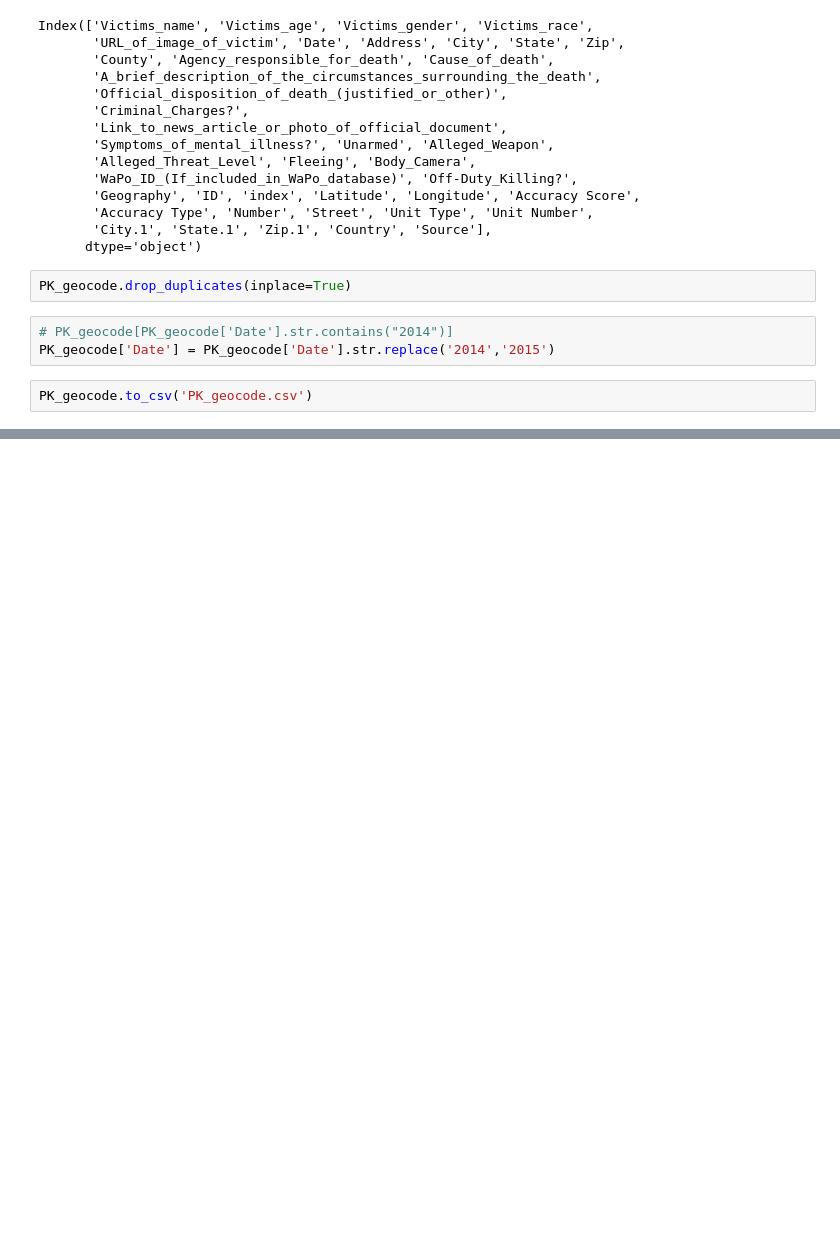
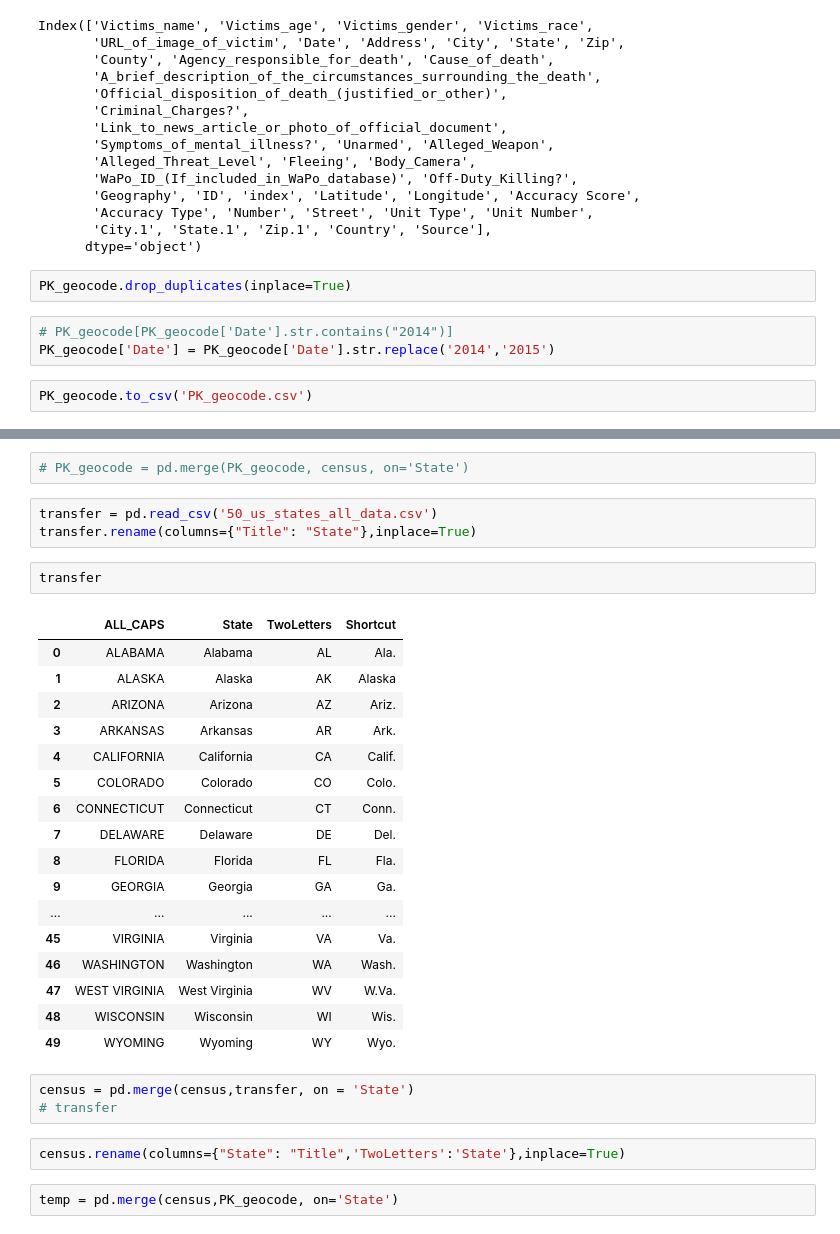
Before and after one commit to IraVillar/Police-Violence, a Jupyter notebook: PoliceViolence EDA.ipynb, the cells around one changed output, grey strips where cells are left out. Cells and saved outputs as stored; diff of their text form; blank space fills up the shorter version.

```diff
--- a/PoliceViolence EDA.ipynb
+++ b/PoliceViolence EDA.ipynb
@@ -139,0 +203,32 @@ PK_geocode.to_csv('PK_geocode.csv')
+# %%
+# PK_geocode = pd.merge(PK_geocode, census, on='State')
+# %%
+transfer = pd.read_csv('50_us_states_all_data.csv')
+transfer.rename(columns={"Title": "State"},inplace=True)
+# %%
+transfer
+# %% [output]
+|  | ALL_CAPS | State | TwoLetters | Shortcut |
+| 0 | ALABAMA | Alabama | AL | Ala. |
+| 1 | ALASKA | Alaska | AK | Alaska |
+| 2 | ARIZONA | Arizona | AZ | Ariz. |
+| 3 | ARKANSAS | Arkansas | AR | Ark. |
+| 4 | CALIFORNIA | California | CA | Calif. |
+| 5 | COLORADO | Colorado | CO | Colo. |
+| 6 | CONNECTICUT | Connecticut | CT | Conn. |
+| 7 | DELAWARE | Delaware | DE | Del. |
+| 8 | FLORIDA | Florida | FL | Fla. |
+| 9 | GEORGIA | Georgia | GA | Ga. |
+| ... | ... | ... | ... | ... |
+| 45 | VIRGINIA | Virginia | VA | Va. |
+| 46 | WASHINGTON | Washington | WA | Wash. |
+| 47 | WEST VIRGINIA | West Virginia | WV | W.Va. |
+| 48 | WISCONSIN | Wisconsin | WI | Wis. |
+| 49 | WYOMING | Wyoming | WY | Wyo. |
+# %%
+census = pd.merge(census,transfer, on = 'State')
+# transfer
+# %%
+census.rename(columns={"State": "Title",'TwoLetters':'State'},inplace=True)
+# %%
+temp = pd.merge(census,PK_geocode, on='State')
```
Also changed, not shown: parts of 11 cells of this notebook, 2 other files.
